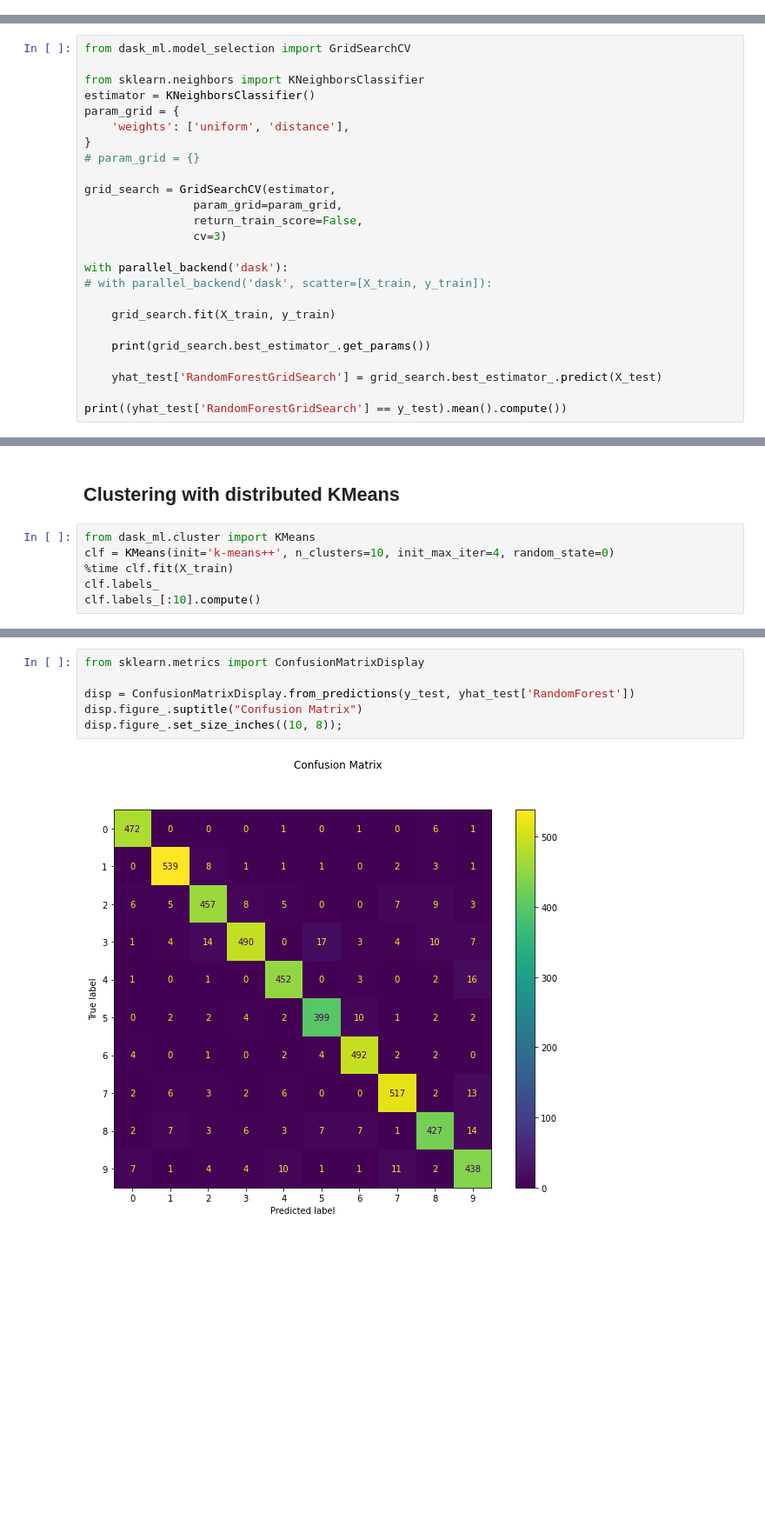
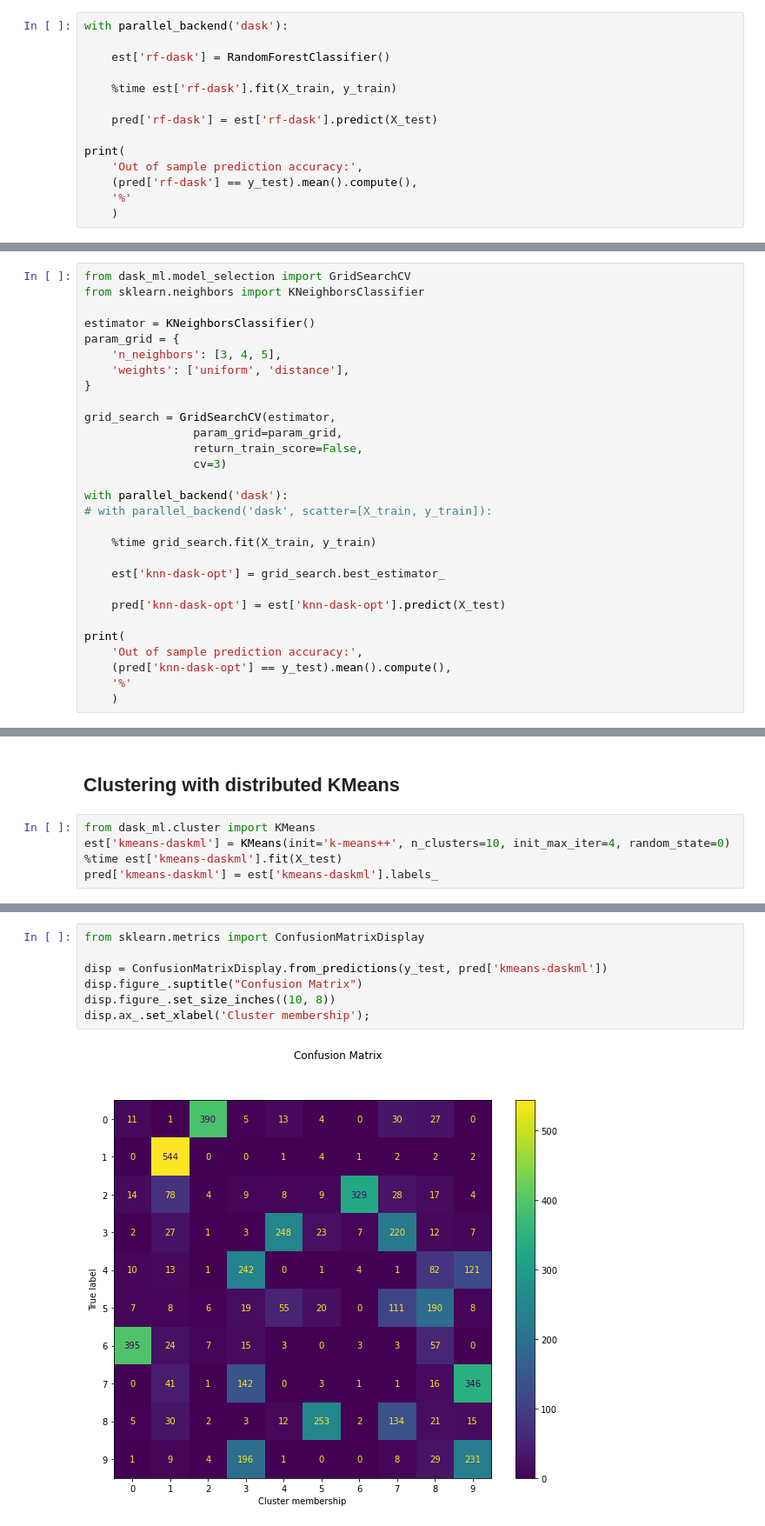
Before and after one commit to dddlab/dask-examples, a Jupyter notebook: book-material-dask.ipynb, the cells around one changed output, grey strips where cells are left out. Shown: that part at 87% size. Cells and saved outputs as stored; diff of their text form; blank space fills up the shorter version.

```diff
--- a/book-material-dask.ipynb
+++ b/book-material-dask.ipynb
@@ -114,0 +130,14 @@ Wall time: 4.22 s
+# %%
+with parallel_backend('dask'):
+
+    est['rf-dask'] = RandomForestClassifier()
+
+    %time est['rf-dask'].fit(X_train, y_train)
+
+    pred['rf-dask'] = est['rf-dask'].predict(X_test)
+
+print(
+    'Out of sample prediction accuracy:',
+    (pred['rf-dask'] == y_test).mean().compute(),
+    '%'
+    )
@@ -125,12 +199,12 @@ disp.figure_.set_size_inches((10, 8))
 # %%
 from dask_ml.model_selection import GridSearchCV
+from sklearn.neighbors import KNeighborsClassifier
 
-from sklearn.neighbors import KNeighborsClassifier
 estimator = KNeighborsClassifier()
 param_grid = {
+    'n_neighbors': [3, 4, 5],
     'weights': ['uniform', 'distance'],
 }
-# param_grid = {}
 
 grid_search = GridSearchCV(estimator,
                 param_grid=param_grid,
@@ -140,11 +214,15 @@ grid_search = GridSearchCV(estimator,
 with parallel_backend('dask'):
 # with parallel_backend('dask', scatter=[X_train, y_train]):
 
-    grid_search.fit(X_train, y_train)
+    %time grid_search.fit(X_train, y_train)
 
-    print(grid_search.best_estimator_.get_params())
+    est['knn-dask-opt'] = grid_search.best_estimator_
 
-    yhat_test['RandomForestGridSearch'] = grid_search.best_estimator_.predict(X_test)
+    pred['knn-dask-opt'] = est['knn-dask-opt'].predict(X_test)
 
-print((yhat_test['RandomForestGridSearch'] == y_test).mean().compute())
+print(
+    'Out of sample prediction accuracy:',
+    (pred['knn-dask-opt'] == y_test).mean().compute(),
+    '%'
+    )
 # %% [output]
@@ -165,8 +241,7 @@ grid_search.best_estimator_.get_params()
 ## Clustering with distributed KMeans
 # %%
 from dask_ml.cluster import KMeans
-clf = KMeans(init='k-means++', n_clusters=10, init_max_iter=4, random_state=0)
-%time clf.fit(X_train)
-clf.labels_
-clf.labels_[:10].compute()
+est['kmeans-daskml'] = KMeans(init='k-means++', n_clusters=10, init_max_iter=4, random_state=0)
+%time est['kmeans-daskml'].fit(X_test)
+pred['kmeans-daskml'] = est['kmeans-daskml'].labels_
 # %% [output]
@@ -195,11 +250,12 @@ print((yhat_test['RandomForest'] == y_test).mean().compute())
 # %%
 from sklearn.metrics import ConfusionMatrixDisplay
 
-disp = ConfusionMatrixDisplay.from_predictions(y_test, yhat_test['RandomForest'])
+disp = ConfusionMatrixDisplay.from_predictions(y_test, pred['kmeans-daskml'])
 disp.figure_.suptitle("Confusion Matrix")
-disp.figure_.set_size_inches((10, 8));
+disp.figure_.set_size_inches((10, 8))
+disp.ax_.set_xlabel('Cluster membership');
 # %% [output]
-[figure, old version]
+[figure, new version]
 # %%
 import numpy as np
 
```
Also changed, not shown: parts of 34 cells of this notebook.
